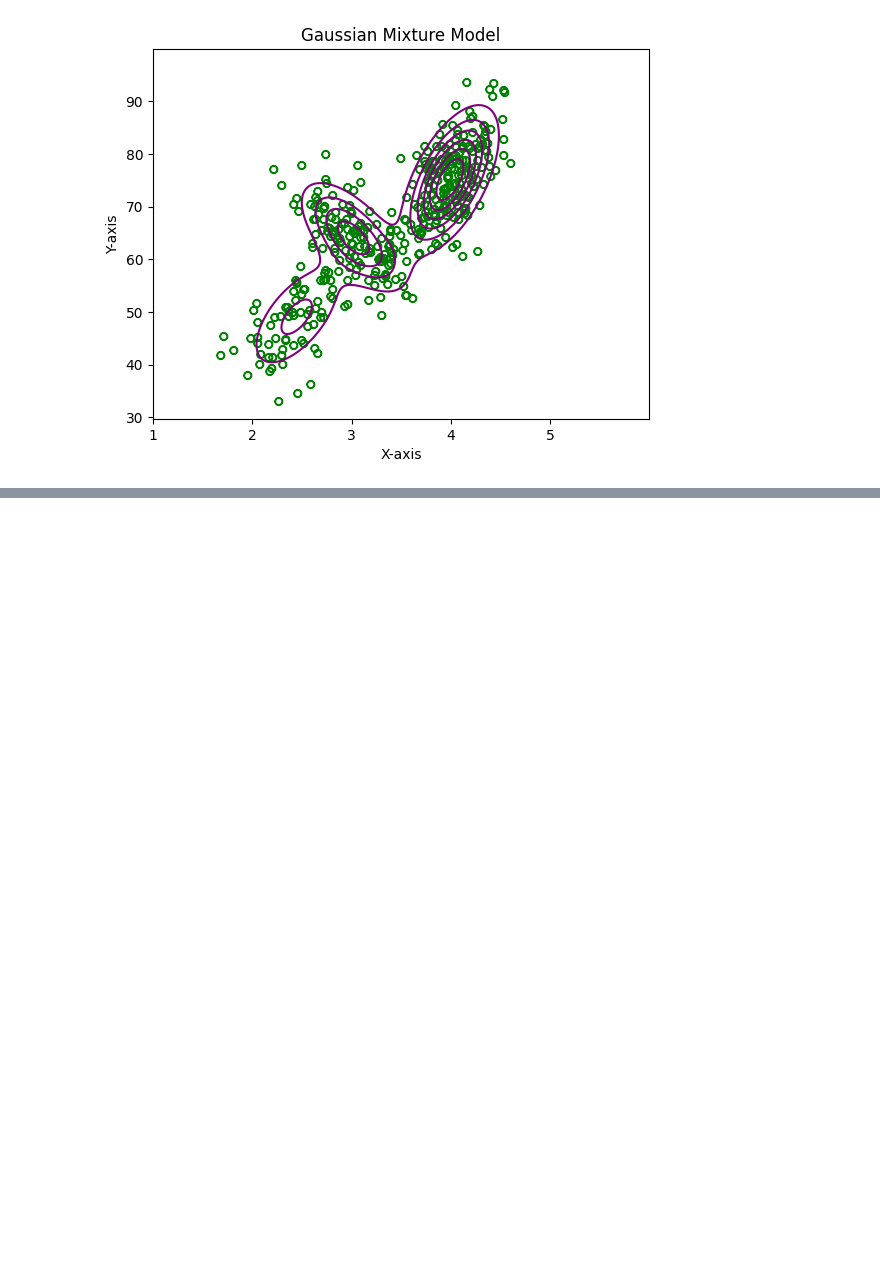
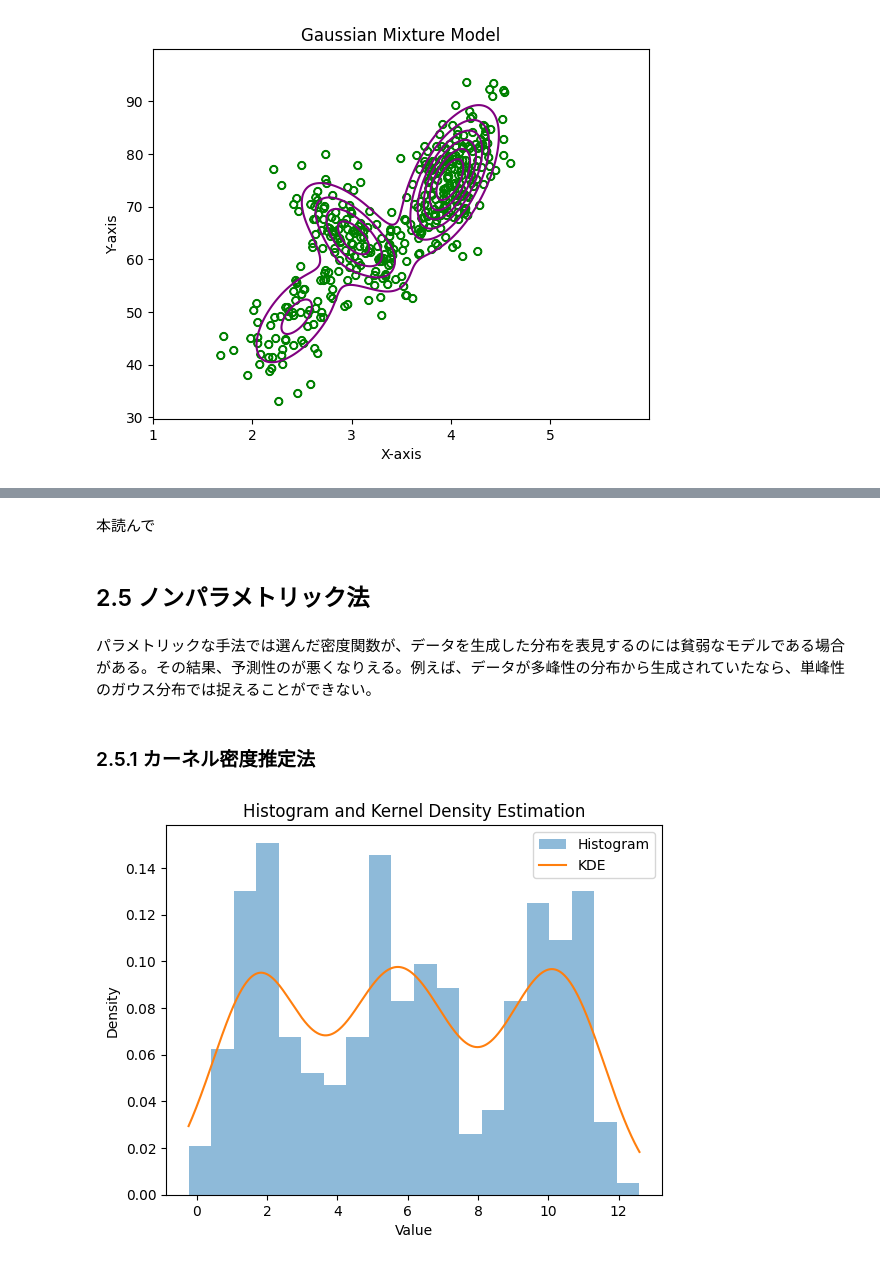
Before and after one commit to arata234/PRML, a Jupyter notebook: cp2_probability_distribution.ipynb, the cells around one changed output, grey strips where cells are left out. Drawn from its saved outputs; the diff is of its cells as text; code cells hidden in the pictures; blank space fills up the shorter version.

```diff
--- a/cp2_probability_distribution.ipynb
+++ b/cp2_probability_distribution.ipynb
@@ -1289,0 +1292,8 @@ plt.show()
+# %% [markdown]
+本読んで
+# %% [markdown]
+## 2.5 ノンパラメトリック法
+# %% [markdown]
+パラメトリックな手法では選んだ密度関数が、データを生成した分布を表見するのには貧弱なモデルである場合がある。その結果、予測性のが悪くなりえる。例えば、データが多峰性の分布から生成されていたなら、単峰性のガウス分布では捉えることができない。
+# %% [markdown]
+### 2.5.1 カーネル密度推定法
@@ -1289,0 +1305,30 @@ plt.show()
+# %%
+# 3つのガウス分布からサンプルを生成
+data1 = np.random.normal(2, 1, 100)
+data2 = np.random.normal(6, 1, 100)
+data3 = np.random.normal(10, 1, 100)
+
+# データを結合
+X = np.hstack([data1, data2, data3])
+
+# ヒストグラムの描画
+plt.hist(X, bins=20, density=True, alpha=0.5, label='Histogram')
+
+# カーネル密度推定
+kde = KernelDensity(bandwidth=1.0, kernel='gaussian')
+kde.fit(X[:, None])
+
+# 密度の評価
+x_range = np.linspace(np.min(X), np.max(X), 1000)
+kde_density = np.exp(kde.score_samples(x_range[:, None]))
+
+# カーネル密度推定のプロット
+plt.plot(x_range, kde_density, label='KDE')
+
+plt.title('Histogram and Kernel Density Estimation')
+plt.xlabel('Value')
+plt.ylabel('Density')
+plt.legend()
+plt.show()
+# %% [output]
+[figure, added]
```
Also changed, not shown: parts of 2 cells of this notebook.
